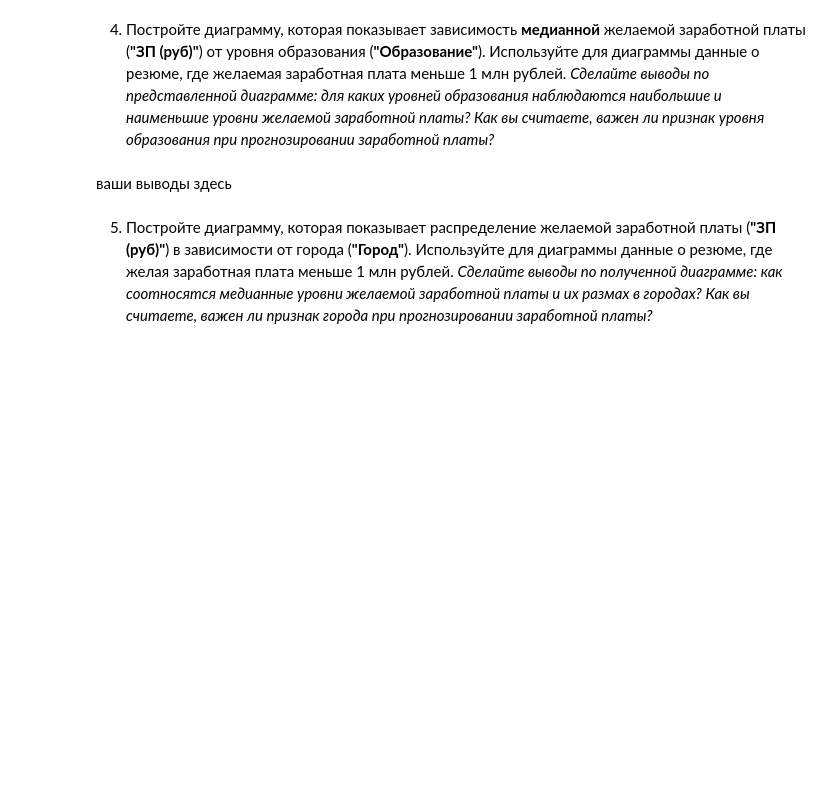
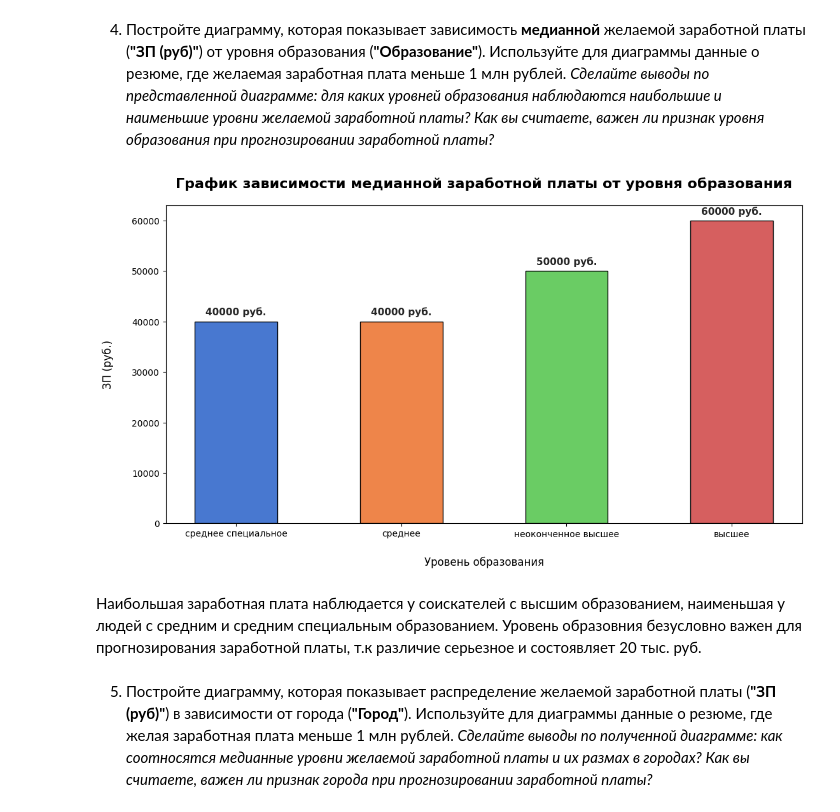
Before and after one commit to rostovcevartem209/hh_database, a Jupyter notebook: hh_database_project.ipynb, the cells around one changed output. Cells and saved outputs as stored; diff of their text form; code cells hidden in the pictures; blank space fills up the shorter version.

```diff
--- a/hh_database_project.ipynb
+++ b/hh_database_project.ipynb
@@ -522,5 +578,46 @@ plt.show()
-# %% [markdown]
-ваши выводы здесь
+# %%
+grouped_education = db_curr[db_curr['ЗП (руб)']<1_000_000].groupby('Образование', as_index=False)['ЗП (руб)'].median()
+grouped_education = grouped_education.sort_values(by='ЗП (руб)')
+
+fig = plt.figure(figsize=(10,5))
+ax = fig.add_axes([0,0,1,1])
+
+sns.set_theme(style="whitegrid")
+
+bars = ax.bar(
+    x = grouped_education['Образование'],
+    height = grouped_education['ЗП (руб)'],
+    color = sns.color_palette('muted', len(grouped_education)),
+    edgecolor = 'black',
+    linewidth = 1,
+    width = 0.5
+)
+
+#подписи к осям и заголовок
+ax.set_title('График зависимости медианной заработной платы от уровня образования',fontsize = 16, fontweight = 'bold', pad = 20)
+ax.set_ylabel('ЗП (руб.)', fontsize = 12, labelpad = 20)
+ax.set_xlabel('Уровень образования', fontsize = 12, labelpad = 20)
+
+#подписи к столбцам
+for bar in bars:
+  height = bar.get_height()
+  ax.annotate(
+      f'{int(height)} руб.',
+      xy = (bar.get_x() + bar.get_width()/2, height),
+      xytext = (0, 5) ,
+      textcoords = 'offset points',
+      ha = 'center',
+      va = 'bottom',
+      fontsize = 11,
+      fontweight = 'bold'
+  )
+
+
+plt.show()
+# %% [output]
+[figure, added]
+# %% [markdown]
+Наибольшая заработная плата наблюдается у соискателей с высшим образованием, наименьшая у людей с средним и средним специальным образованием. Уровень образовния безусловно важен для прогнозирования заработной платы, т.к различие серьезное и состоявляет 20 тыс. руб.
 # %% [markdown]
 5. Постройте диаграмму, которая показывает распределение желаемой заработной платы (**"ЗП (руб)"**) в зависимости от города (**"Город"**). Используйте для диаграммы данные о резюме, где желая заработная плата меньше 1 млн рублей.
 *Сделайте выводы по полученной диаграмме: как соотносятся медианные уровни желаемой заработной платы и их размах в городах? Как вы считаете, важен ли признак города при прогнозировании заработной платы?*
```
Also changed, not shown: parts of 15 cells of this notebook.
